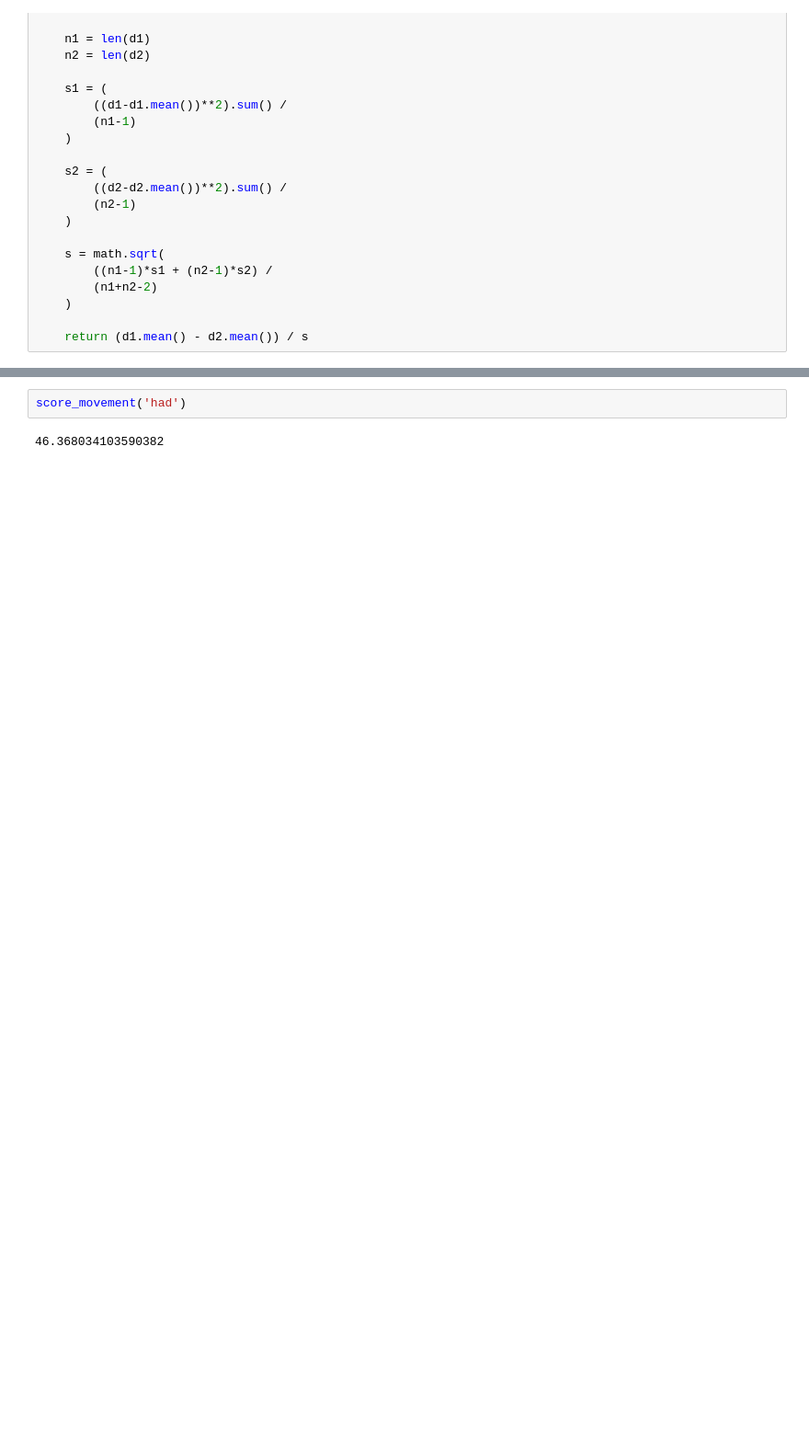
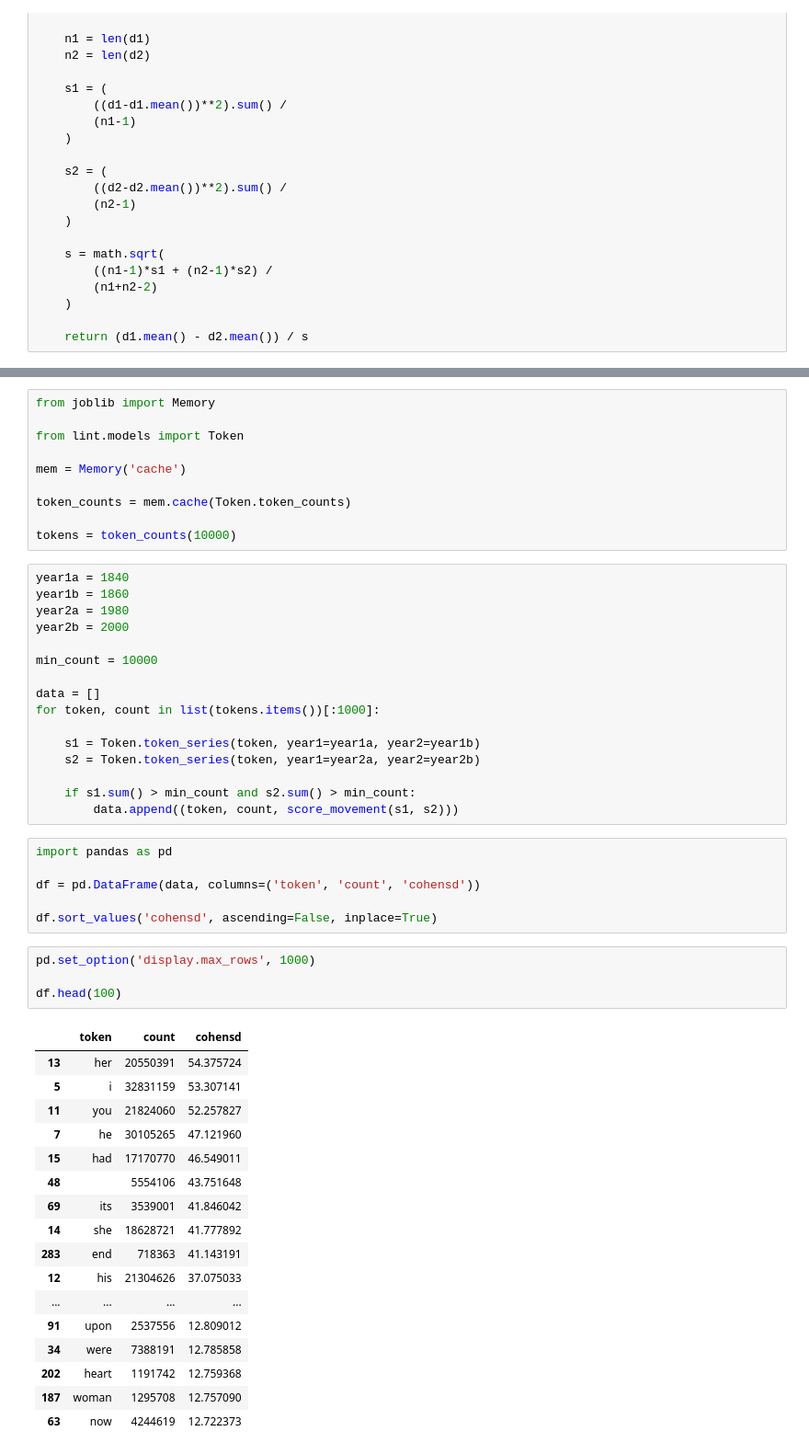
Before and after one commit to davidmcclure/literary-interior, a Jupyter notebook: notebooks/v25-cohensd-movement.ipynb, the cells around one changed output, grey strips where cells are left out. Shown at 92% size. Drawn from its saved outputs; the diff is of its cells as text; blank space fills up the shorter version.

Commit message:
Cohens d distance testing.

```diff
--- a/notebooks/v25-cohensd-movement.ipynb
+++ b/notebooks/v25-cohensd-movement.ipynb
@@ -58,7 +46,57 @@ def score_movement(
         ds.append(abs(cohens_d(c1, c2)))
 
     return max(ds)
-# %%
-score_movement('had')
-# %% [output]
-46.368034103590382
+# %%
+from joblib import Memory
+
+from lint.models import Token
+
+mem = Memory('cache')
+
+token_counts = mem.cache(Token.token_counts)
+
+tokens = token_counts(10000)
+# %%
+year1a = 1840
+year1b = 1860
+year2a = 1980
+year2b = 2000
+
+min_count = 10000
+
+data = []
+for token, count in list(tokens.items())[:1000]:
+
+    s1 = Token.token_series(token, year1=year1a, year2=year1b)
+    s2 = Token.token_series(token, year1=year2a, year2=year2b)
+
+    if s1.sum() > min_count and s2.sum() > min_count:
+        data.append((token, count, score_movement(s1, s2)))
+# %%
+import pandas as pd
+
+df = pd.DataFrame(data, columns=('token', 'count', 'cohensd'))
+
+df.sort_values('cohensd', ascending=False, inplace=True)
+# %%
+pd.set_option('display.max_rows', 1000)
+
+df.head(100)
+# %% [output]
+|  | token | count | cohensd |
+| 13 | her | 20550391 | 54.375724 |
+| 5 | i | 32831159 | 53.307141 |
+| 11 | you | 21824060 | 52.257827 |
+| 7 | he | 30105265 | 47.121960 |
+| 15 | had | 17170770 | 46.549011 |
+| 48 |  | 5554106 | 43.751648 |
+| 69 | its | 3539001 | 41.846042 |
+| 14 | she | 18628721 | 41.777892 |
+| 283 | end | 718363 | 41.143191 |
+| 12 | his | 21304626 | 37.075033 |
+| ... | ... | ... | ... |
+| 91 | upon | 2537556 | 12.809012 |
+| 34 | were | 7388191 | 12.785858 |
+| 202 | heart | 1191742 | 12.759368 |
+| 187 | woman | 1295708 | 12.757090 |
+| 63 | now | 4244619 | 12.722373 |
```
Also changed, not shown: parts of 3 cells of this notebook, 1 other file.
